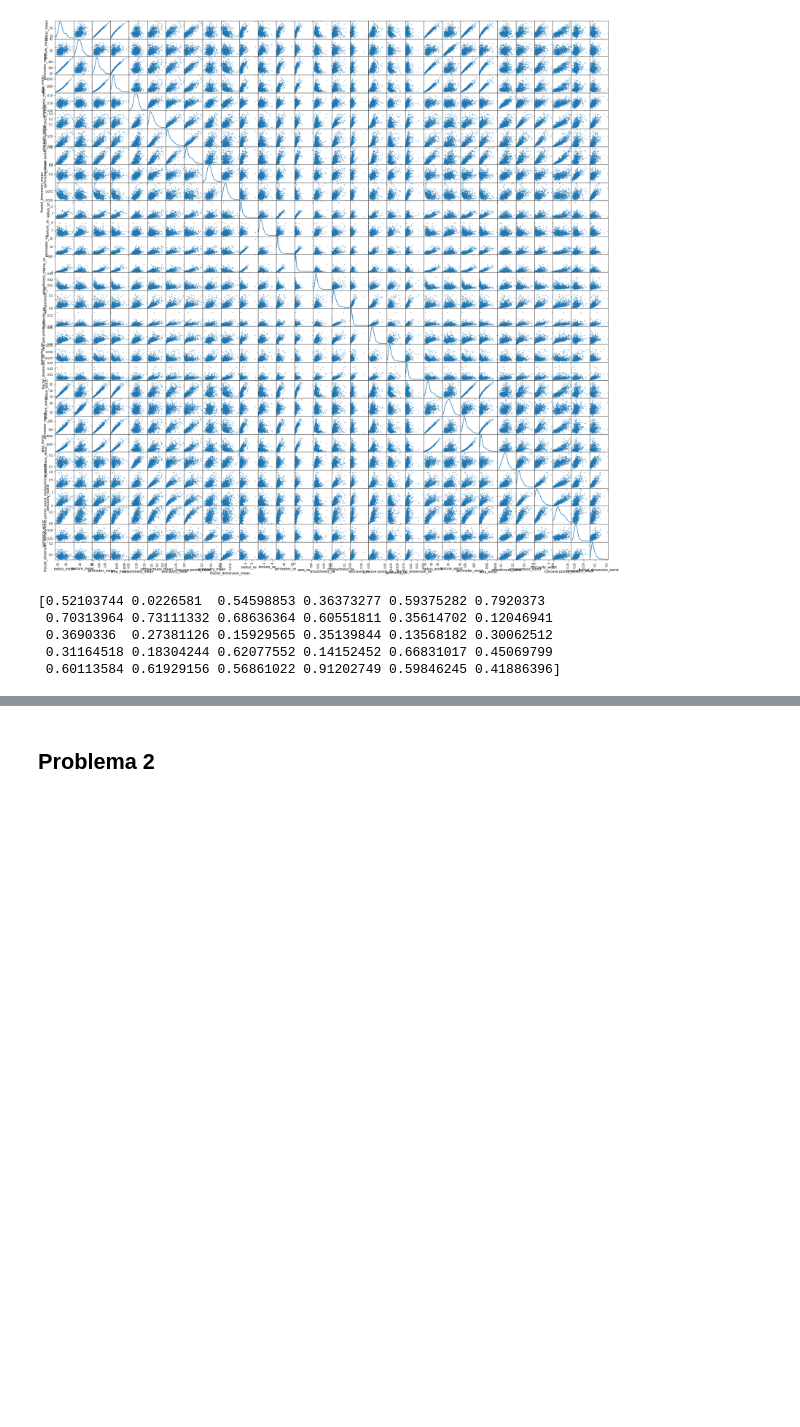
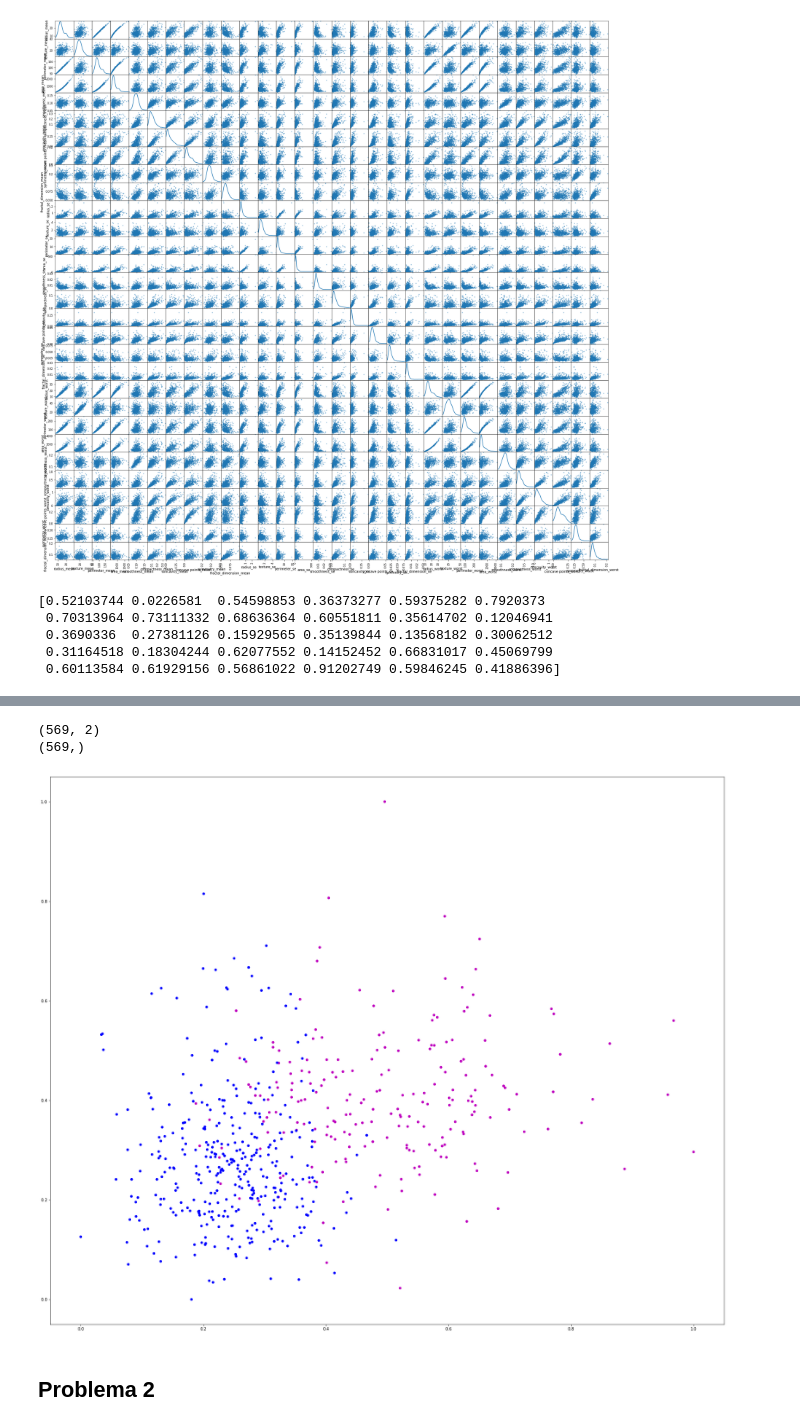
Before and after one commit to CoolfaceJerkCity/PythonIntermedio2022, a Jupyter notebook: Lec7_Nosupervisados.ipynb, the cells around one changed output, grey strips where cells are left out. Cells and saved outputs as stored; diff of their text form; code cells hidden in the pictures; blank space fills up the shorter version.

```diff
--- a/Lec7_Nosupervisados.ipynb
+++ b/Lec7_Nosupervisados.ipynb
@@ -64,0 +63,7 @@ print(X_escalado[0,:])
+# %%
+#Hacer el análisis de los componentes principales.
+from sklearn.decomposition import PCA
+pca1 = PCA(n_components=2) # Reducción dimensional a 2 dimensiones
+#Generar el valor de la matriz de autovalores
+pca1.fit(X_escalado)
+Xpca = pca1.transform(X_escalado)
@@ -65,3 +84,22 @@ print(X_escalado[0,:])
+# %%
+### Podemos hacer un gráfico de dispersión de clases
+
+print(np.shape(Xpca))
+#Definimos el y
+
+y = np.array(df_cancer['diagnosis'])
+print(np.shape(y))
+# %% [output]
+(569, 2)
+(569,)
+# %%
+##Poder hacer el gráfico de dispersión: 1) Matplotlib y la segunda mediante plotly
+
+plt.figure(figsize = (30,25))
+plt.scatter(X_escalado[:,0],X_escalado[:,1],c= y,s = 30)
+plt.show()
+# %% [output]
+[figure, added]
 # %% [markdown]
 ## Problema 2
 # %%
```
Also changed, not shown: parts of 3 cells of this notebook.
